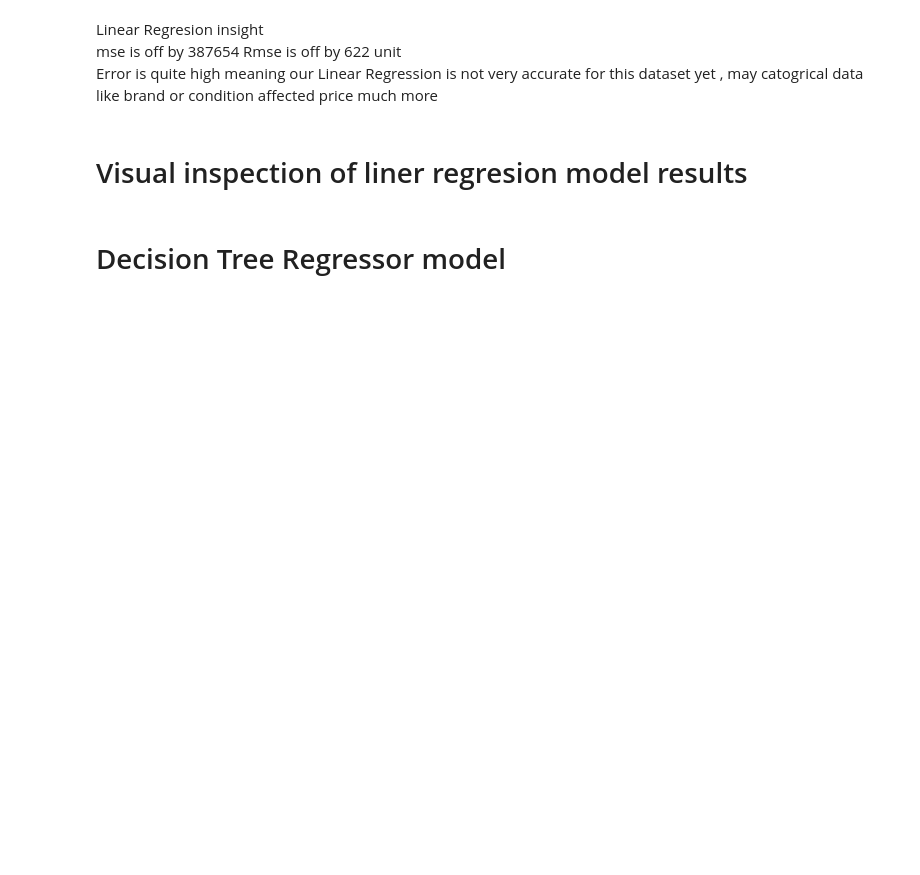
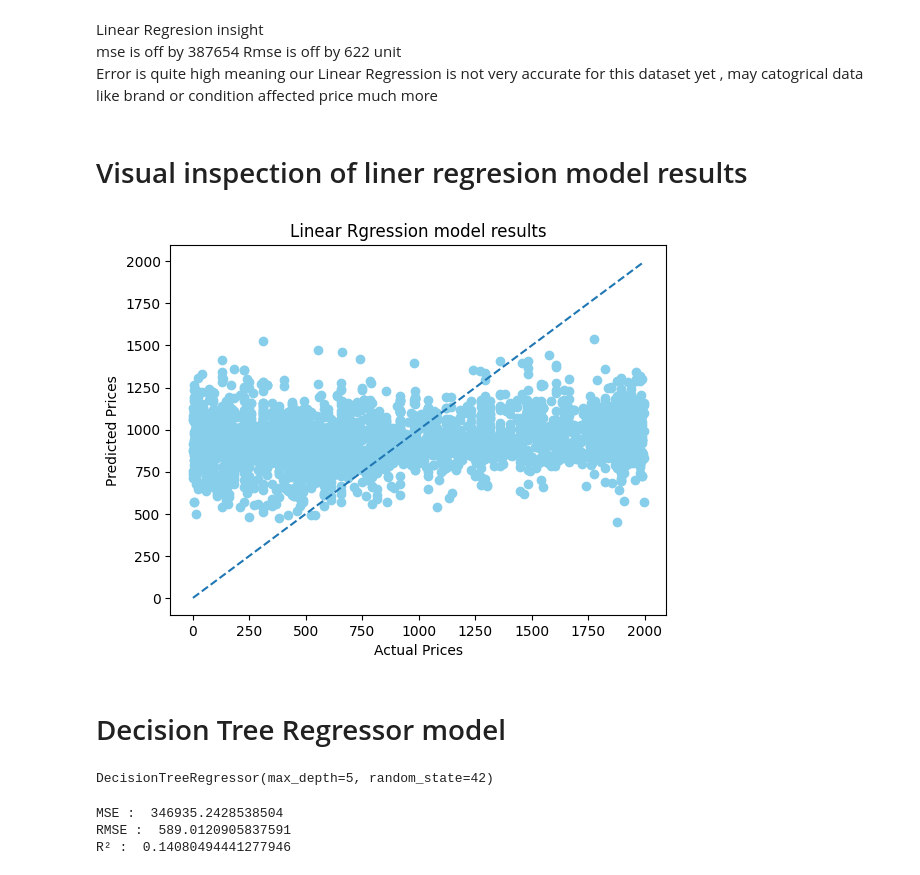
Before and after one commit to waloly29at-oss/Car-Price-Prediction, a Jupyter notebook: src/notebooks/EDA.ipynb, the cells around one changed output. Cells and saved outputs as stored; diff of their text form; code cells hidden in the pictures; blank space fills up the shorter version.

```diff
--- a/src/notebooks/EDA.ipynb
+++ b/src/notebooks/EDA.ipynb
@@ -381,0 +394,3 @@ df.dropna(inplace=True)
+# %%
+df['car_age'] = 2026 - df['Prod. year']
+df
@@ -410,10 +441,10 @@ model.fit(X_train_scaled , Y_train)
 # %%
 from sklearn.metrics import mean_squared_error ,r2_score
 
-Y_predict = model.predict(X_test_scaled)
-mse = mean_squared_error(Y_test ,Y_predict )
+Y_pred = model.predict(X_test_scaled)
+mse = mean_squared_error(Y_test ,Y_pred )
 rmse = np.sqrt(mse)
-r2 = r2_score(Y_test , Y_predict)
+r2 = r2_score(Y_test , Y_pred)
 print(f"MSE : ", mse)
 print(f"RMSE : ", rmse)
 print(f"R² : ", r2)
@@ -426,25 +471,37 @@ Error is quite high meaning our Linear Regression is not very accurate for this
 # %% [markdown]
 # Visual inspection of liner regresion model results
 # %%
-plt.scatter(Y_test , Y_predict , color ='blue')
+plt.scatter(Y_test , Y_pred, color ='skyblue')
 plt.title('Linear Rgression model results')
 plt.xlabel('Actual Prices')
 plt.ylabel('Predicted Prices')
 
+min_val = min(Y_test.min(), Y_pred.min())
+max_val = max(Y_test.max(), Y_pred.max())
+plt.plot([min_val , max_val] , [min_val , max_val] , label ='line' , linestyle='--')
+
 
 plt.show()
+# %% [output]
+[figure, added]
 # %% [markdown]
 # Decision Tree Regressor model
 # %%
 from sklearn.tree import DecisionTreeRegressor
 dt_model = DecisionTreeRegressor(max_depth=5, random_state=42)
 dt_model.fit(X_train_scaled , Y_train)
+# %% [output]
+DecisionTreeRegressor(max_depth=5, random_state=42)
 # %%
 Y_pred = dt_model.predict(X_test_scaled)
-mse = mean_squared_error(Y_test , Y_predict)
+mse = mean_squared_error(Y_test , Y_pred)
 rmse = np.sqrt(mse)
-r2 = r2_score(Y_test , Y_predict)
+r2 = r2_score(Y_test , Y_pred)
 print(f"MSE : ", mse)
 print(f"RMSE : ", rmse)
 print(f"R² : ", r2)
+# %% [output]
+MSE :  346935.2428538504
+RMSE :  589.0120905837591
+R² :  0.14080494441277946
 # %%
```
Also changed, not shown: parts of 15 cells of this notebook.
